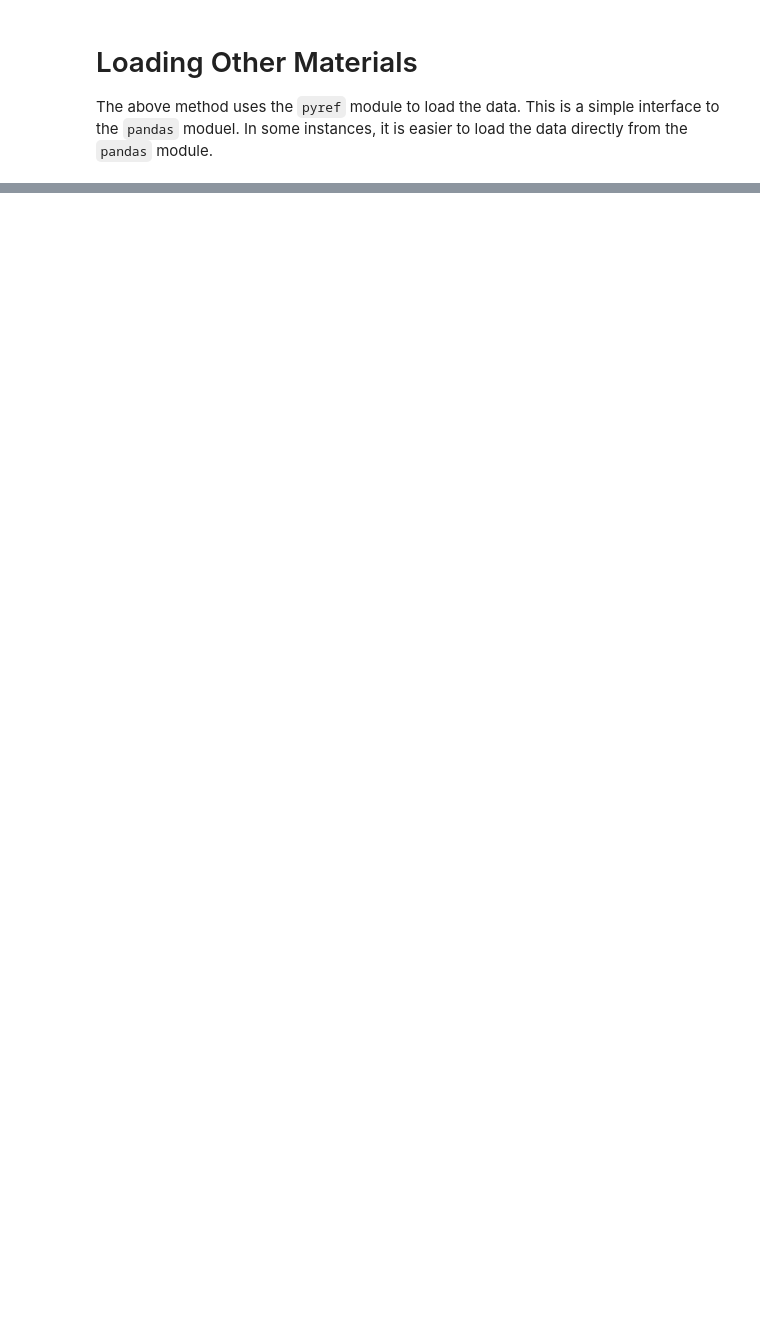
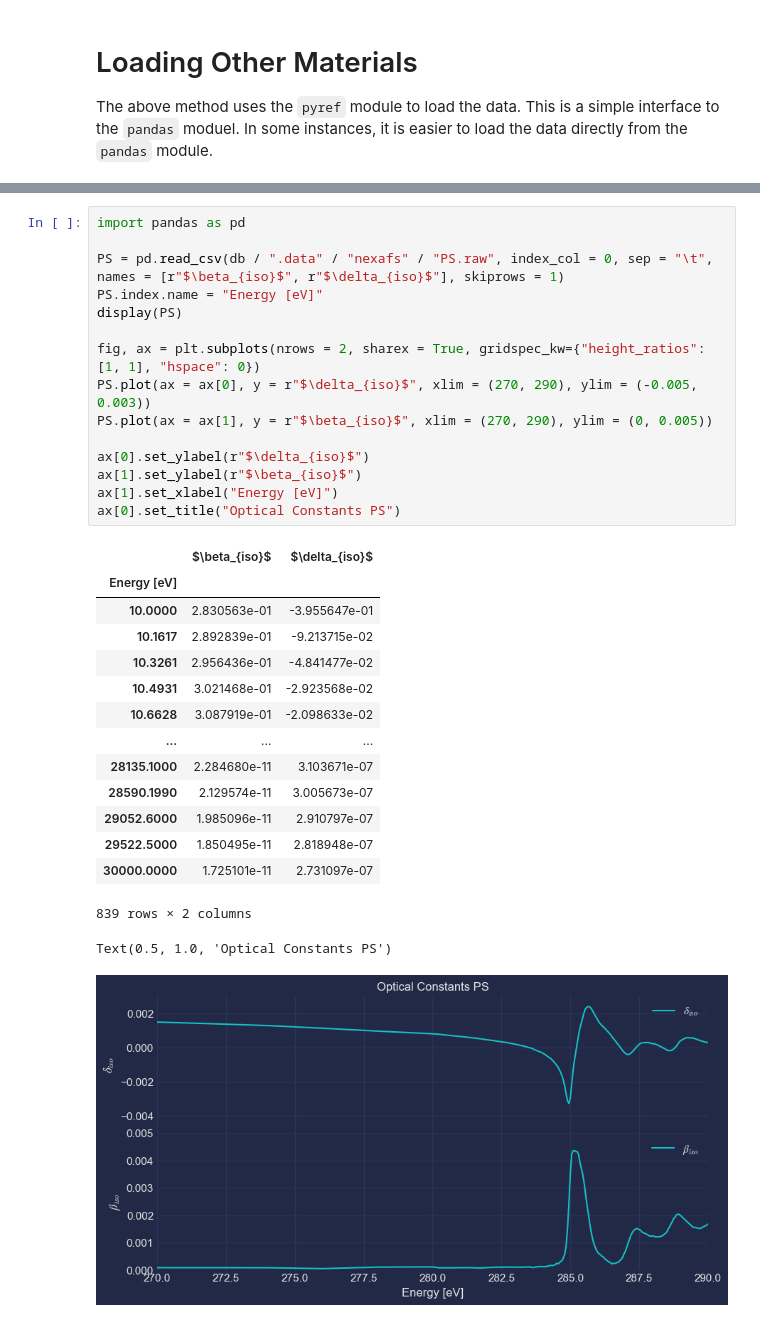
Before and after one commit to WSU-Carbon-Lab/pyref, a Jupyter notebook: docs/OrientedOpticalConstants.ipynb, the cells around one changed output, grey strips where cells are left out. Cells and saved outputs as stored; diff of their text form; blank space fills up the shorter version.

```diff
--- a/docs/OrientedOpticalConstants.ipynb
+++ b/docs/OrientedOpticalConstants.ipynb
@@ -610,0 +165,32 @@ KeyboardInterrupt:
+# %%
+import pandas as pd
+
+PS = pd.read_csv(db / ".data" / "nexafs" / "PS.raw", index_col = 0, sep = "\t", names = [r"$\beta_{iso}$", r"$\delta_{iso}$"], skiprows = 1)
+PS.index.name = "Energy [eV]"
+display(PS)
+
+fig, ax = plt.subplots(nrows = 2, sharex = True, gridspec_kw={"height_ratios": [1, 1], "hspace": 0})
+PS.plot(ax = ax[0], y = r"$\delta_{iso}$", xlim = (270, 290), ylim = (-0.005, 0.003))
+PS.plot(ax = ax[1], y = r"$\beta_{iso}$", xlim = (270, 290), ylim = (0, 0.005))
+
+ax[0].set_ylabel(r"$\delta_{iso}$")
+ax[1].set_ylabel(r"$\beta_{iso}$")
+ax[1].set_xlabel("Energy [eV]")
+ax[0].set_title("Optical Constants PS")
+# %% [output]
+|  | $\beta_{iso}$ | $\delta_{iso}$ |
+| Energy [eV] |  |  |
+| 10.0000 | 2.830563e-01 | -3.955647e-01 |
+| 10.1617 | 2.892839e-01 | -9.213715e-02 |
+| 10.3261 | 2.956436e-01 | -4.841477e-02 |
+| 10.4931 | 3.021468e-01 | -2.923568e-02 |
+| 10.6628 | 3.087919e-01 | -2.098633e-02 |
+| ... | ... | ... |
+| 28135.1000 | 2.284680e-11 | 3.103671e-07 |
+| 28590.1990 | 2.129574e-11 | 3.005673e-07 |
+| 29052.6000 | 1.985096e-11 | 2.910797e-07 |
+| 29522.5000 | 1.850495e-11 | 2.818948e-07 |
+| 30000.0000 | 1.725101e-11 | 2.731097e-07 |
+839 rows × 2 columns
+Text(0.5, 1.0, 'Optical Constants PS')
+[figure, added]
```
Also changed, not shown: parts of 32 cells of this notebook, 5 other files.
